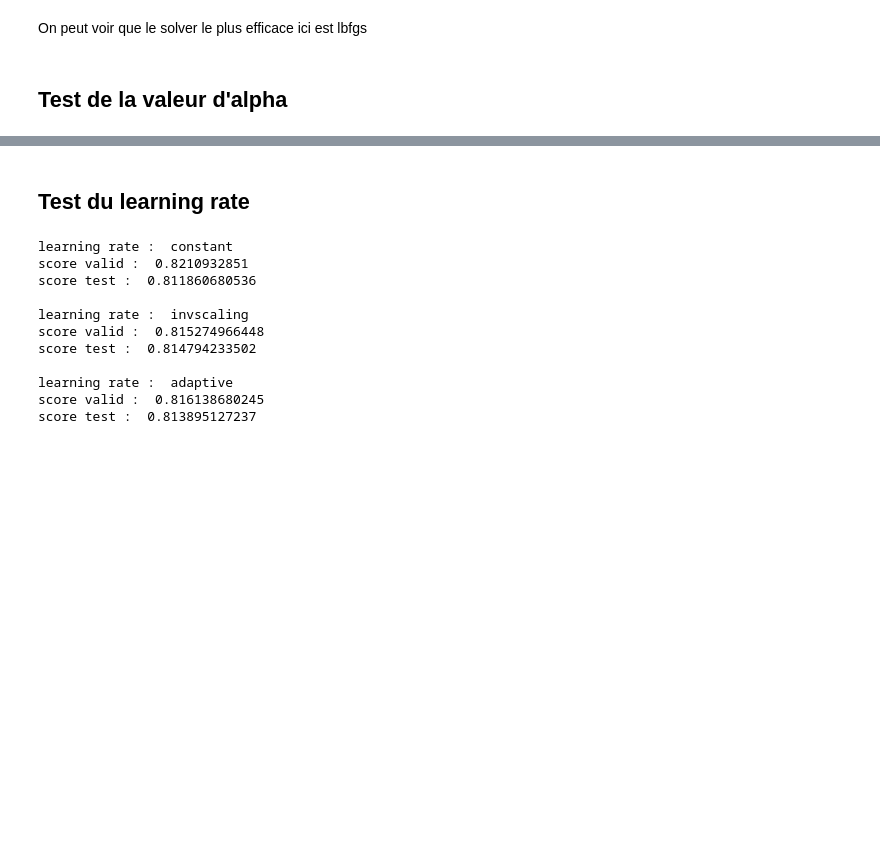
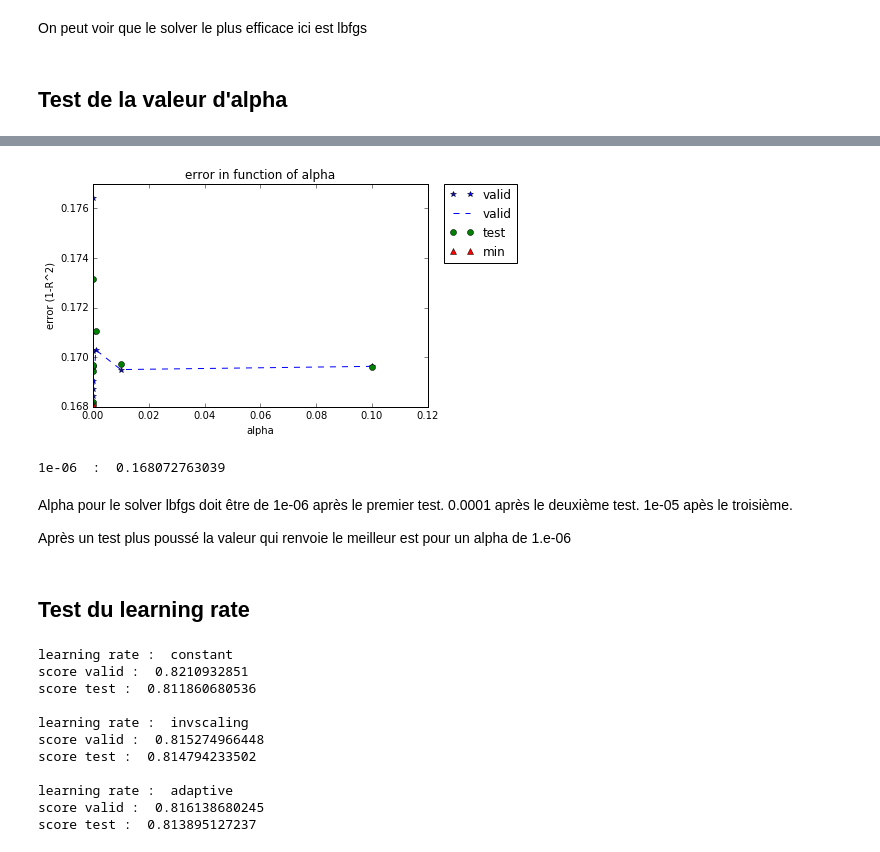
Before and after one commit to MaxouGJ/House-Prices, a Jupyter notebook: PROJET_HP_Maxime.ipynb, the cells around one changed output, grey strips where cells are left out. Cells and saved outputs as stored; diff of their text form; code cells hidden in the pictures; blank space fills up the shorter version.

```diff
--- a/PROJET_HP_Maxime.ipynb
+++ b/PROJET_HP_Maxime.ipynb
@@ -1495,3 +1609,26 @@ Ici le alpha le plus efficace est 0.0001 avec les paramètres par défaut.
+# %%
+errors_valid_alpha = [1-x for x in scores_valid_alpha2]
+errors_test_alpha = [1-x for x in scores_test_alpha2]
+min_x = alphas[np.argmin(errors_test_alpha)]
+min_y = np.min(errors_test_alpha)
+plt.plot(alphas,errors_valid_alpha, '*', color='b', label='valid')
+plt.plot(alphas,errors_valid_alpha, 'r--', color='b', label='valid')
+plt.plot(alphas, errors_test_alpha, 'ro', color='g', label='test')
+plt.plot(min_x, min_y, 'g^', color='r', label="min")
+plt.ylabel("error (1-R^2)")
+plt.xlabel("alpha")
+plt.title("error in function of alpha")
+plt.legend(bbox_to_anchor=(1.05, 1), loc=2, borderaxespad=0.)
+plt.show()
+
+print min_x, " : ", min_y
+# %% [output]
+[figure, added]
+1e-06  :  0.168072763039
+# %% [markdown]
+Alpha pour le solver lbfgs doit être de 1e-06 après le premier test. 0.0001 après le deuxième test. 1e-05 apès le troisième.
+
+Après un test plus poussé la valeur qui renvoie le meilleur est pour un alpha de 1.e-06
 # %% [markdown]
 ## Test du learning rate
 # %%
```
Also changed, not shown: parts of 19 cells of this notebook.
